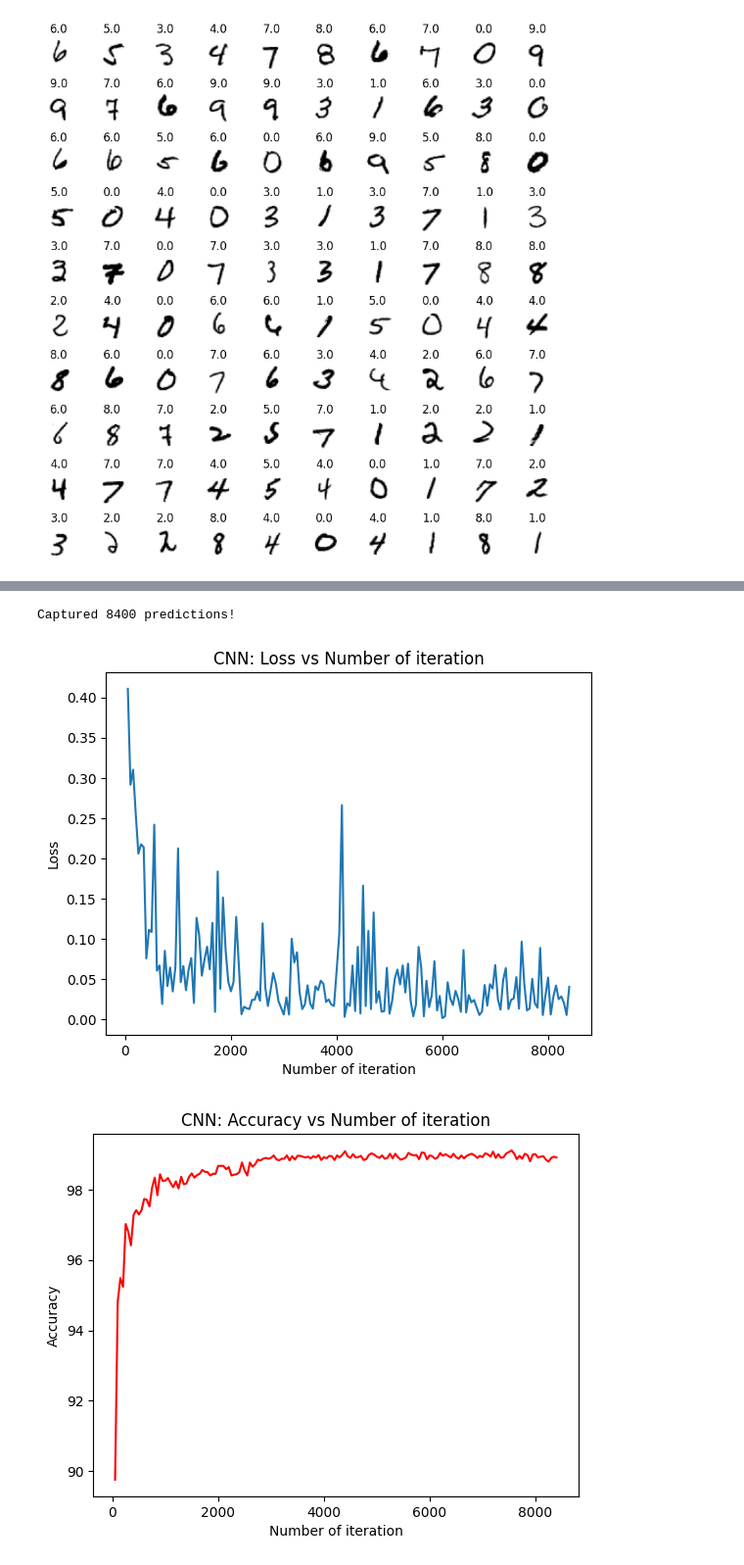
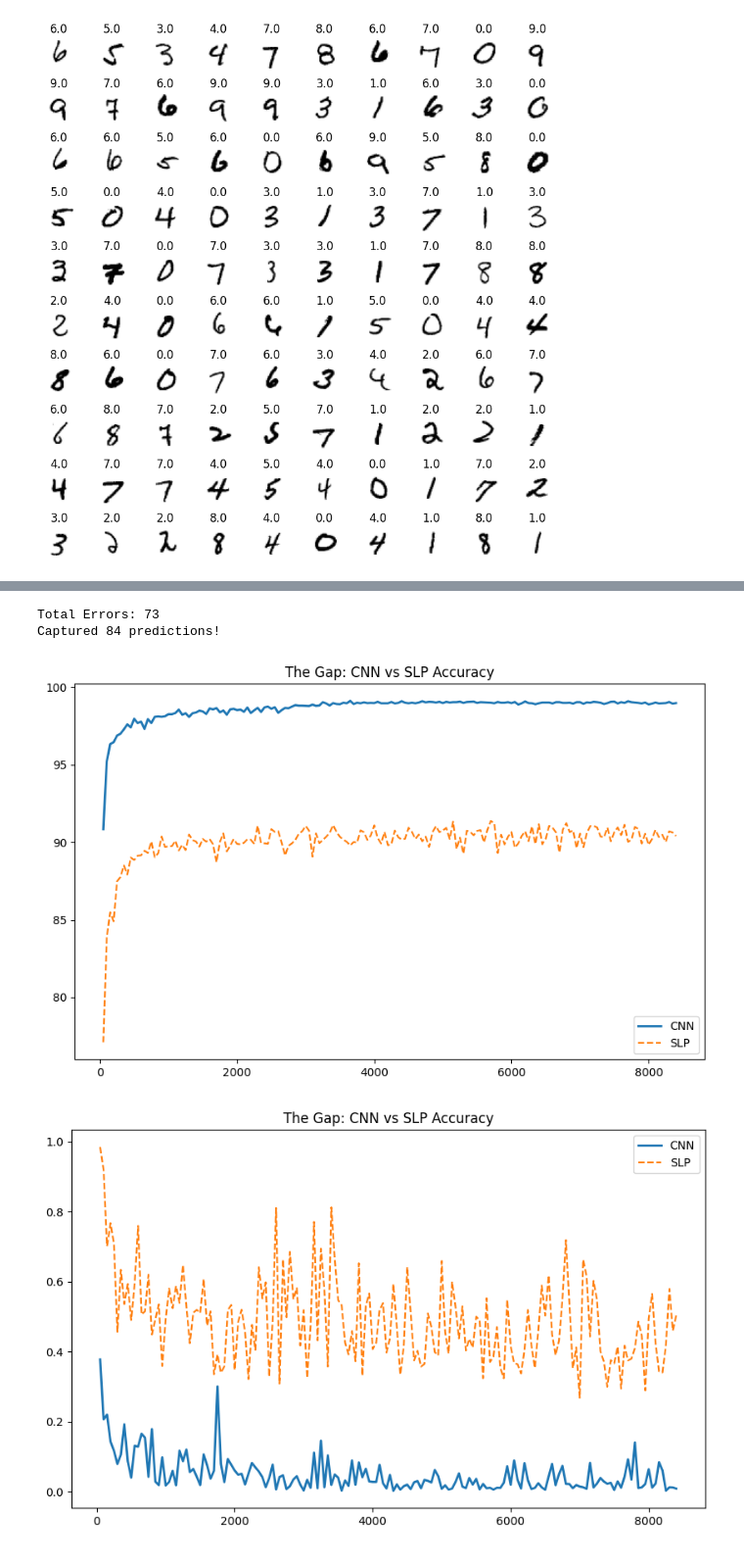
Before and after one commit to akirauruma/mluni, a Jupyter notebook: digitrecpytorch.ipynb, the cells around one changed output, grey strips where cells are left out. Shown at 98% size. Saved outputs shown, nothing was run; the diff lists cells and outputs as text; code cells hidden in the pictures.

```diff
--- a/digitrecpytorch.ipynb
+++ b/digitrecpytorch.ipynb
@@ -148,17 +148,18 @@ class CNNModel_slp(nn.Module):
 
     def forward(self, x):
         x = x.view(x.size(0), -1)
-        return self.fc1(x)
+        out = self.fc1(x)
+        return out
 
 # batch_size, epoch and iteration
 batch_size = BATCH_SIZE
 
-model_slp = CNNModel_slp()
-model_slp.to(device)
-error = nn.CrossEntropyLoss()
+model_slp = CNNModel_slp().to(device)
+model_slp(torch.randn(1, 1, 28, 28).to(device))
+error_slp = nn.CrossEntropyLoss()
 dummy_x = torch.randn(1, 1, 28, 28).to(device)
-optimizer = torch.optim.AdamW(model_slp.parameters(), lr=0.001)
-scheduler = torch.optim.lr_scheduler.ReduceLROnPlateau(optimizer, 'min', patience=2, factor = 0.1)
+optimizer_slp = torch.optim.AdamW(model_slp.parameters(), lr=0.001)
+scheduler_slp = torch.optim.lr_scheduler.ReduceLROnPlateau(optimizer, 'min', patience=2, factor = 0.1)
 num_epochs = 25
 # %%
 # CNN model training
@@ -311,8 +304,6 @@ model.eval()
 all_images = []
 all_preds = []
 all_trues = []
-y_true_final = []
-y_pred_final = []
 
 
 with torch.no_grad():
@@ -338,39 +329,27 @@ true_value_labels = true_val[errors_index]
 pred_value_labels = predicted_val[errors_index]
 X_val_errors = X_val[errors_index]
 
-
-with torch.no_grad():
-    for images, labels in test_loader:
-        images = images.to(device)
-
-        outputs = model(images)
-        # This is your y_pred
-        predictions = torch.max(outputs, 1)[1]
-
-        # Move to CPU and convert to list/numpy to save memory
-        y_pred_final.extend(predictions.cpu().numpy())
-        y_true_final.extend(labels.numpy())
-
-print(f"Captured {len(y_pred_final)} predictions!")
+print(f"Captured {len(all_preds)} predictions!")
 # %% [output]
-Captured 8400 predictions!
+Total Errors: 73
+Captured 84 predictions!
-# %%
-# visualization loss
-plt.plot(iteration_list,loss_list)
-plt.xlabel("Number of iteration")
-plt.ylabel("Loss")
-plt.title("CNN: Loss vs Number of iteration")
-plt.show()
-
-# visualization accuracy
-plt.plot(iteration_list,accuracy_list,color = "red")
-plt.xlabel("Number of iteration")
-plt.ylabel("Accuracy")
-plt.title("CNN: Accuracy vs Number of iteration")
-plt.show()
-# %% [output]
-[figure, removed]
-[figure, removed]
+# %%
+plt.figure(figsize=(10, 6))
+plt.plot(iteration_list, accuracy_list, label="CNN", linewidth=2)
+plt.plot(iteration_list_slp, accuracy_list_slp, label="SLP", linestyle="--")
+plt.title("The Gap: CNN vs SLP Accuracy")
+plt.legend()
+plt.show()
+
+plt.figure(figsize=(10, 6))
+plt.plot(iteration_list, loss_list, label="CNN", linewidth=2)
+plt.plot(iteration_list_slp, loss_list_slp, label="SLP", linestyle="--")
+plt.title("The Gap: CNN vs SLP Accuracy")
+plt.legend()
+plt.show()
+# %% [output]
+[figure, added]
+[figure, added]
 # %%
 import matplotlib.pyplot as plt
 
```
Also changed, not shown: parts of 3 cells of this notebook.
